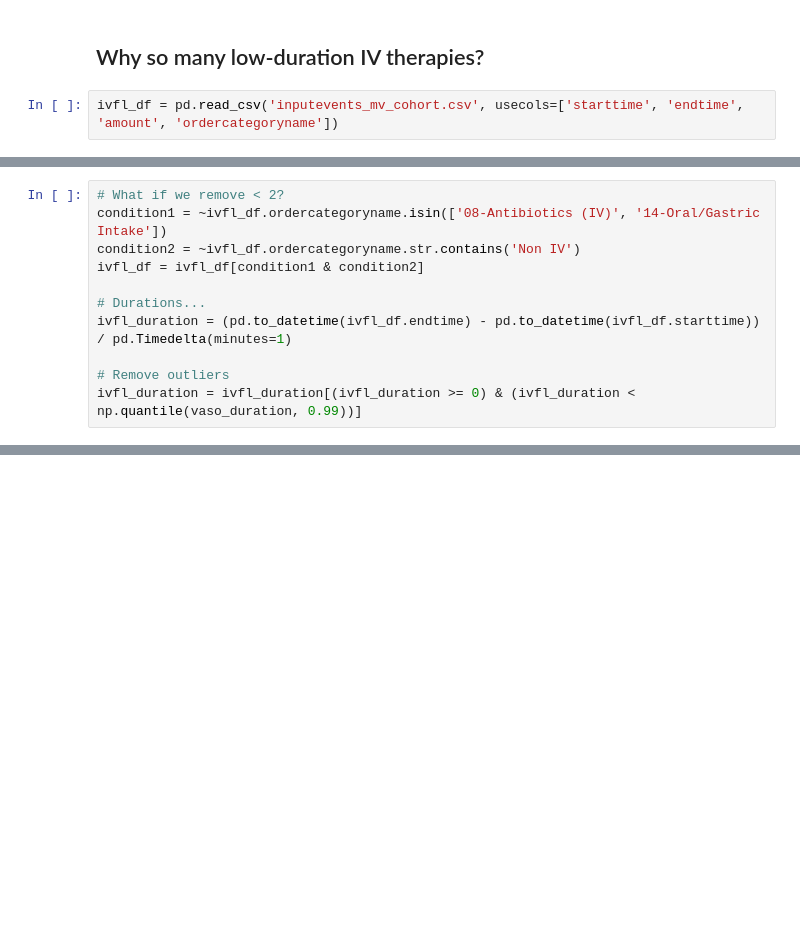
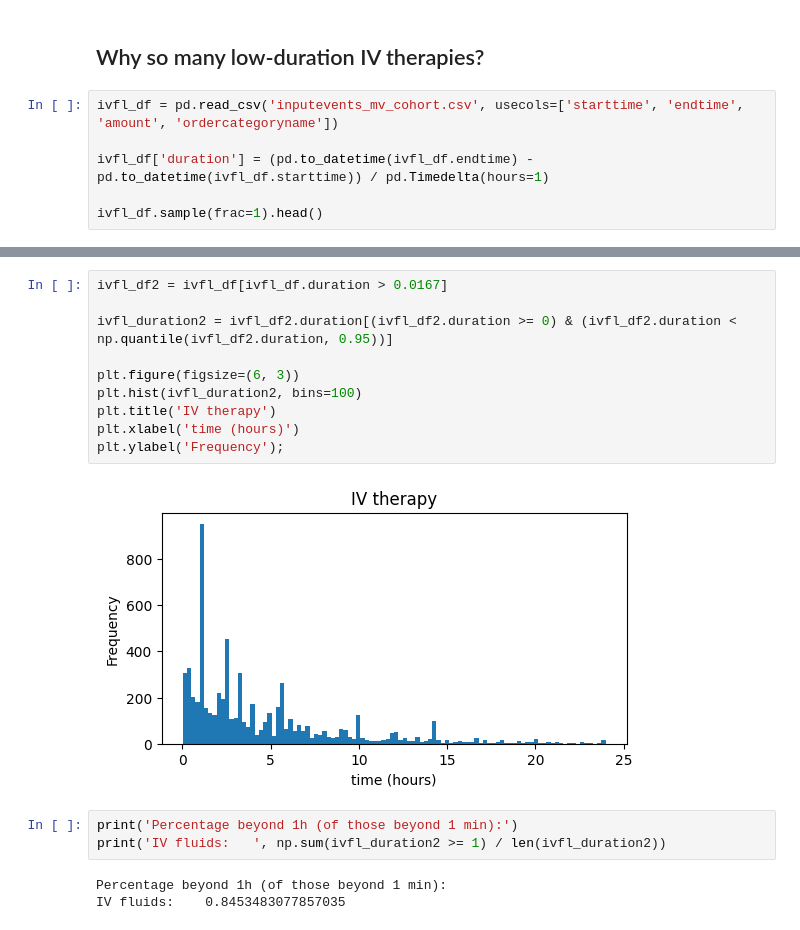
Before and after one commit to thomas097/Haemodynamic-Optimization-Reinforcement-Learning, a Jupyter notebook: exploratory_analysis/exploratory_data_analysis_mimic-iii_extra.ipynb, the cells around one changed output, grey strips where cells are left out. Drawn from its saved outputs; the diff is of its cells as text; blank space fills up the shorter version.

```diff
--- a/exploratory_analysis/exploratory_data_analysis_mimic-iii_extra.ipynb
+++ b/exploratory_analysis/exploratory_data_analysis_mimic-iii_extra.ipynb
@@ -36,3 +60,7 @@ plt.ylabel('Frequency');
 ## Why so many low-duration IV therapies?
 # %%
 ivfl_df = pd.read_csv('inputevents_mv_cohort.csv', usecols=['starttime', 'endtime', 'amount', 'ordercategoryname'])
+
+ivfl_df['duration'] = (pd.to_datetime(ivfl_df.endtime) - pd.to_datetime(ivfl_df.starttime)) / pd.Timedelta(hours=1)
+
+ivfl_df.sample(frac=1).head()
@@ -66,11 +73,0 @@ Low-dim treatments: 5232
-# %%
-# What if we remove < 2?
-condition1 = ~ivfl_df.ordercategoryname.isin(['08-Antibiotics (IV)', '14-Oral/Gastric Intake'])
-condition2 = ~ivfl_df.ordercategoryname.str.contains('Non IV')
-ivfl_df = ivfl_df[condition1 & condition2]
-
-# Durations...
-ivfl_duration = (pd.to_datetime(ivfl_df.endtime) - pd.to_datetime(ivfl_df.starttime)) / pd.Timedelta(minutes=1)
-
-# Remove outliers
-ivfl_duration = ivfl_duration[(ivfl_duration >= 0) & (ivfl_duration < np.quantile(vaso_duration, 0.99))]
@@ -83,0 +96,18 @@ plt.ylabel('Frequency');
+# %%
+ivfl_df2 = ivfl_df[ivfl_df.duration > 0.0167]
+
+ivfl_duration2 = ivfl_df2.duration[(ivfl_df2.duration >= 0) & (ivfl_df2.duration < np.quantile(ivfl_df2.duration, 0.95))]
+
+plt.figure(figsize=(6, 3))
+plt.hist(ivfl_duration2, bins=100)
+plt.title('IV therapy')
+plt.xlabel('time (hours)')
+plt.ylabel('Frequency');
+# %% [output]
+[figure, added]
+# %%
+print('Percentage beyond 1h (of those beyond 1 min):')
+print('IV fluids:   ', np.sum(ivfl_duration2 >= 1) / len(ivfl_duration2))
+# %% [output]
+Percentage beyond 1h (of those beyond 1 min):
+IV fluids:    0.8453483077857035
```
Also changed, not shown: parts of 11 cells of this notebook.
